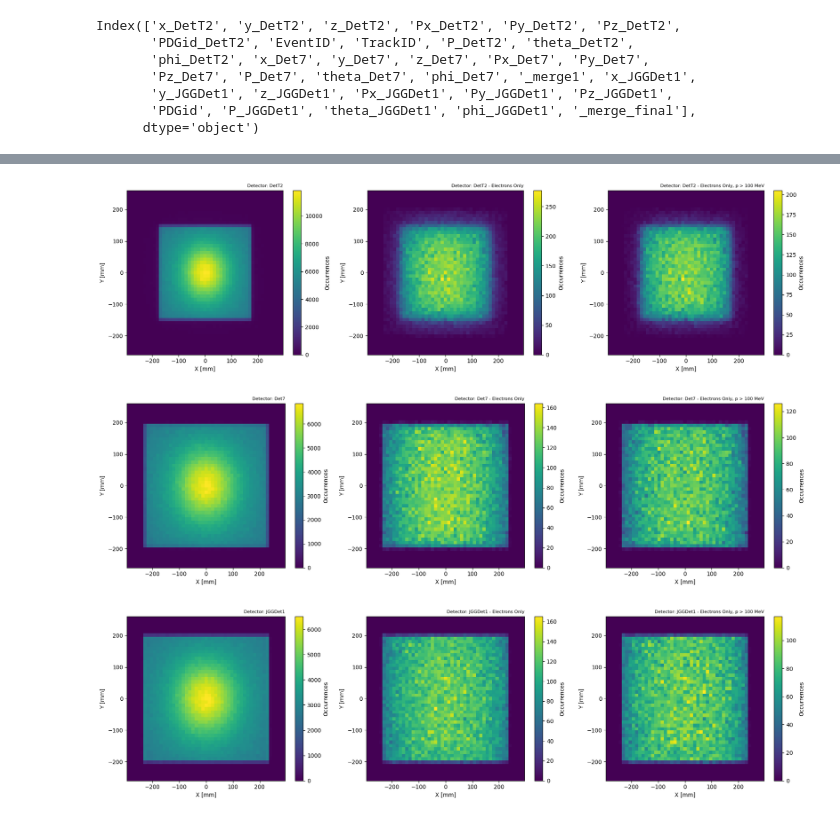
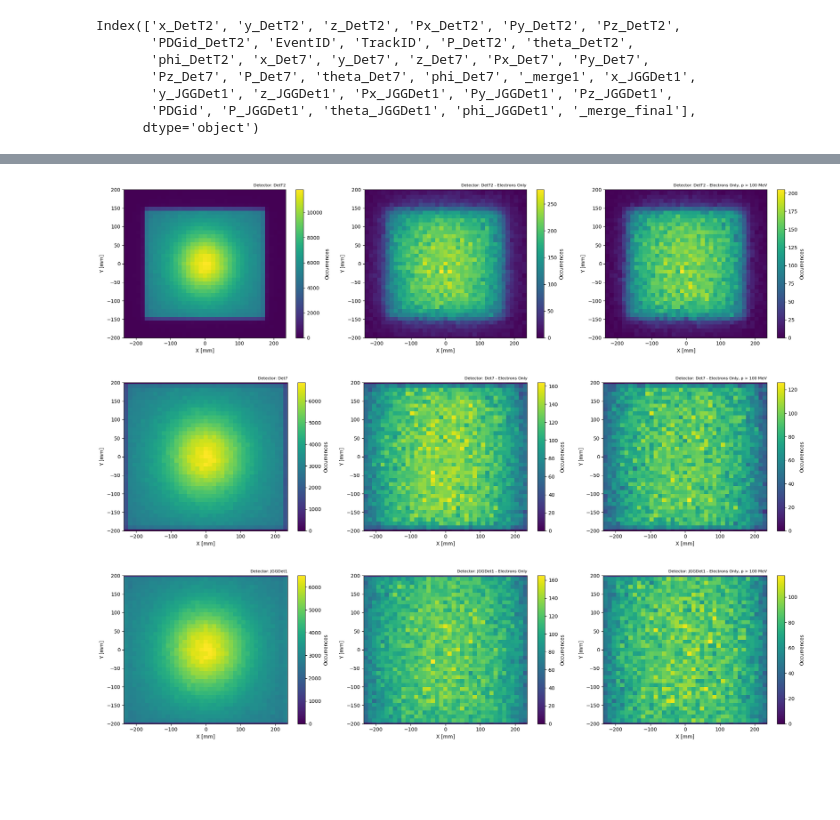
Before and after one commit to ArCS-FNAL/beamline, a Jupyter notebook: Analysis/BeamlineAna-G4BLSimple_Task1.ipynb, the cells around one changed output, grey strips where cells are left out. Cells and saved outputs as stored; diff of their text form; code cells hidden in the pictures; blank space fills up the shorter version.

```diff
--- a/Analysis/BeamlineAna-G4BLSimple_Task1.ipynb
+++ b/Analysis/BeamlineAna-G4BLSimple_Task1.ipynb
@@ -224,8 +227,8 @@ def get_values_labels(df, det='JGGDet1', variable='p', p_cut=80):
     gamma = var[np.abs(pdg)==22]
 
     values = [
-        # others,
-        # gamma,
+        others,
+        gamma,
         kaons,
         positrons,
         electrons,
@@ -235,12 +238,12 @@ def get_values_labels(df, det='JGGDet1', variable='p', p_cut=80):
     ]
 
     tot = len(kaons) + len(electrons) + len(positrons) + len(muons) + len(protons) + len(pions)
-    # tot += len(others)
-    # tot += len(gamma)
+    tot += len(others)
+    tot += len(gamma)
 
     labels = [
-        # 'others' + f', ({len(others) / tot * 100:.1f}%)',
-        # 'gamma' + f', ({len(gamma) / tot * 100:.1f}%)',
+        'others' + f', ({len(others) / tot * 100:.1f}%)',
+        'gamma' + f', ({len(gamma) / tot * 100:.1f}%)',
         r'$K^\pm$' + f', ({len(kaons):.2e}, {len(kaons) / tot * 100:.1f}%)',
         r'$e^+$' + f', ({len(positrons):.2e}, {len(positrons) / tot * 100:.1f}%)',
         r'$e^-$' + f', ({len(electrons):.2e}, {len(electrons) / tot * 100:.1f}%)',
@@ -294,47 +333,50 @@ for det in det_list:
 # %%
 for det in det_list:
-    fig, ax = plt.subplots(ncols=3, nrows=1, figsize=(18, 5))
 
-    def plot_2d_histogram(ax, x_data, y_data, title):
-        x_min, x_max = x_data.min(), x_data.max()
-        y_min, y_max = y_data.min(), y_data.max()
+    df_e = df[abs(df['PDGid']) == 11]
 
-        # Set bin edges dynamically with a buffer
-        xedges = np.linspace(x_min - 60, x_max + 60, 50)
-        yedges = np.linspace(y_min - 60, y_max + 60, 50)
+    # Calculate global limits for x and y axes
+    x_min_full, x_max_full, y_min_full, y_max_full = calculate_global_limits(df, det)
+    x_min_e, x_max_e, y_min_e, y_max_e = calculate_global_limits(df_e, det)
+    x_min_p, x_max_p, y_min_p, y_max_p = calculate_global_limits(df, det, pz_threshold=100)
 
-        # Calculate 2D histogram
-        hist, xedges, yedges = np.histogram2d(x_data, y_data, bins=[xedges, yedges])
+    # Combine limits to ensure consistency across all plots
+    x_min_combined = min(x_min_full, x_min_e, x_min_p)
+    x_max_combined = max(x_max_full, x_max_e, x_max_p)
+    y_min_combined = min(y_min_full, y_min_e, y_min_p)
+    y_max_combined = max(y_max_full, y_max_e, y_max_p)
 
-        # Plot the histogram with colormap
-        c = ax.pcolormesh(xedges, yedges, hist.T, cmap='viridis', norm=Normalize(vmin=0, vmax=hist.max()))
-        ax.set_xlabel('X [mm]')
-        ax.set_ylabel('Y [mm]')
-        ax.set_title(title, loc='right', fontsize=8)
-
-        # Add colorbar
-        fig.colorbar(c, ax=ax, label='Occurrences')
+    fig, ax = plt.subplots(ncols=3, nrows=1, figsize=(20, 5))
 
     # Full Data
-    plot_2d_histogram(ax[0], df[f'x_{det}'].values, df[f'y_{det}'].values, f'Detector: {det}')
+    plot_2d_histogram(ax[0], df[f'x_{det}'].values, df[f'y_{det}'].values,
+                      f'Detector: {det}', vmin=0, vmax=None)
+    ax[0].set_xlim(x_min_combined, x_max_combined)
+    ax[0].set_ylim(y_min_combined, y_max_combined)
 
     # Electrons Only
-    x_data_e = df.query('abs(PDGid) == 11')[f'x_{det}']
-    y_data_e = df.query('abs(PDGid) == 11')[f'y_{det}']
-    plot_2d_histogram(ax[1], x_data_e, y_data_e, f'Detector: {det} - Electrons Only')
+    x_data_e = df.query('abs(PDGid) == 11')[f'x_{det}'].values
+    y_data_e = df.query('abs(PDGid) == 11')[f'y_{det}'].values
+    plot_2d_histogram(ax[1], x_data_e, y_data_e, f'Detector: {det} - Electrons Only',
+                      vmin=0, vmax=None)
+    ax[1].set_xlim(x_min_combined, x_max_combined)
+    ax[1].set_ylim(y_min_combined, y_max_combined)
 
     # Electrons Only, p > 100 MeV
-    x_data_p = df.query('abs(PDGid) == 11 and Pz_JGGDet1 > 100')[f'x_{det}']
-    y_data_p = df.query('abs(PDGid) == 11 and Pz_JGGDet1 > 100')[f'y_{det}']
-    plot_2d_histogram(ax[2], x_data_p, y_data_p, f'Detector: {det} - Electrons Only, p > 100 MeV')
+    x_data_p = df.query('abs(PDGid) == 11 and Pz_JGGDet1 > 100')[f'x_{det}'].values
+    y_data_p = df.query('abs(PDGid) == 11 and Pz_JGGDet1 > 100')[f'y_{det}'].values
+    plot_2d_histogram(ax[2], x_data_p, y_data_p, f'Detector: {det} - Electrons Only, p > 100 MeV',
+                      vmin=0, vmax=None)
+    ax[2].set_xlim(x_min_combined, x_max_combined)
+    ax[2].set_ylim(y_min_combined, y_max_combined)
 
     plt.tight_layout()
     plt.savefig(_save_dir + f'spectra_g4blsimpleT_df_pos_{config}_det{det}.jpg')
     plt.show()
 # %% [output]
-[figure, old version]
+[figure, new version]
-[figure, old version]
+[figure, new version]
-[figure, old version]
+[figure, new version]
 # %%
 for det in det_list:
 
```
Also changed, not shown: parts of 9 cells of this notebook.
